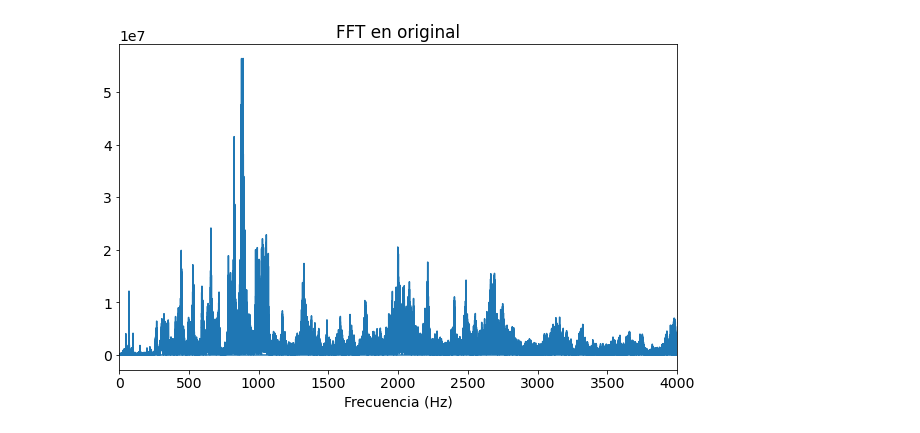
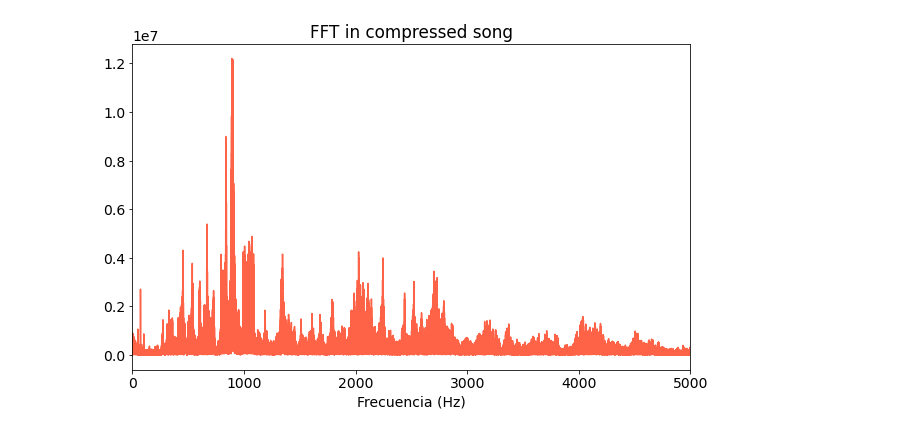
Before and after one commit to kmontocam/SP_F1009_EQ2, a Jupyter notebook: SP_F1009_EQ2.ipynb, the cells around one changed output. Saved outputs shown, nothing was run; the diff lists cells and outputs as text; code cells hidden in the pictures.

```diff
--- a/SP_F1009_EQ2.ipynb
+++ b/SP_F1009_EQ2.ipynb
@@ -26,0 +13,5 @@ plt.show()
+# %%
+### Please type here the directory of a song you want to study
+
+directory = r'/Users/kmontocam/Documents/GitHub/tracks/Pista2.wav'
+song_freq, song = wavfile.read(directory)
@@ -38,0 +74,4 @@ plt.show()
+# %%
+## Compression, turns into mono channel, eliminates frecuencias above 5 kHz and changes sample frequency to 11.05 kHz
+
+compressed_freq, compressed_song = compressor11025(song_freq, song)
@@ -39,12 +93,12 @@ plt.show()
 # %%
-### FFT ORIGINAL ###
+### Fast Fourier Transformation for song
 
-yf = fft(sample)
-xf = fftfreq(len(sample), 1 / sample_rate)
-plt.plot(xf, np.abs(yf))
-plt.xlim(0, 4000)
+song_fourier = fft(compressed_song)
+freq_fourier = fftfreq(len(compressed_song), 1 / compressed_freq)
+plt.plot(freq_fourier, np.abs(song_fourier), color = 'tomato')
+plt.xlim(0, 5000) # Visible hasta 5,000 Hz
 plt.xlabel('Frecuencia (Hz)')
-plt.title('FFT en original')
+plt.title('FFT in compressed song')
 plt.show()
 # %% [output]
-[figure, old version]
+[figure, new version]
```
Also changed, not shown: parts of 18 cells of this notebook, 8 other files.
